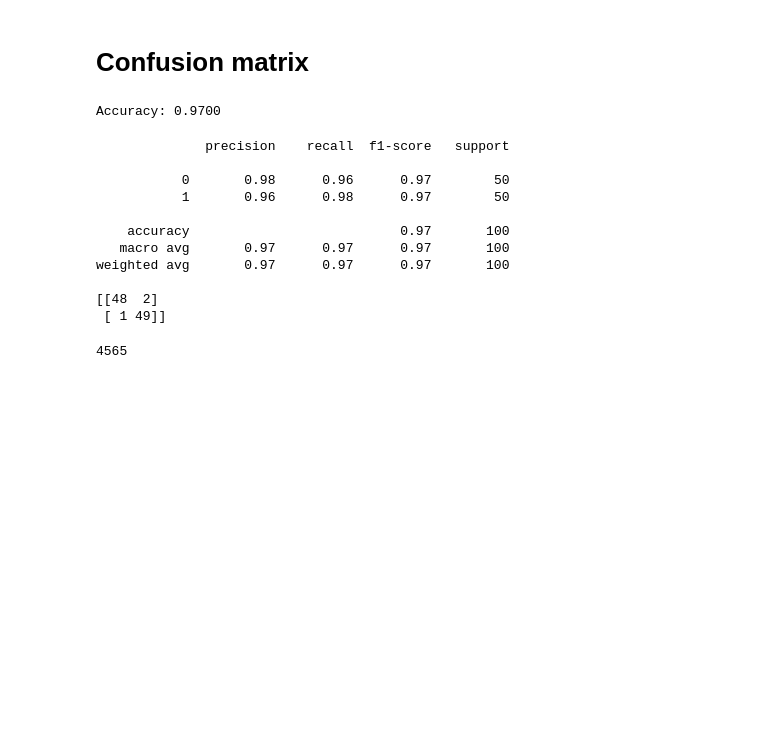
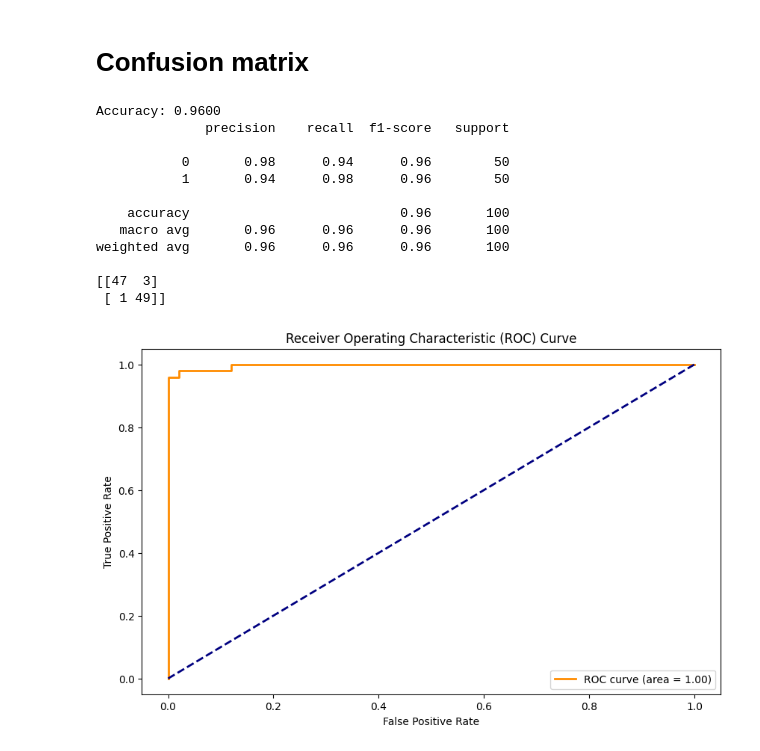
Before and after one commit to xtfocus/aimesoft_interview, a Jupyter notebook: codes/experiment_tracking/report-best-model.ipynb, the cells around one changed output. Saved outputs shown, nothing was run; the diff lists cells and outputs as text; code cells hidden in the pictures; blank space fills up the shorter version.

```diff
--- a/codes/experiment_tracking/report-best-model.ipynb
+++ b/codes/experiment_tracking/report-best-model.ipynb
@@ -38,7 +44,7 @@ def optimizer_scheduler(model):
 
     scheduler = get_linear_schedule_with_warmup(
         optimizer,
-        num_warmup_steps=5,
+        num_warmup_steps=10,
         num_training_steps=total_steps
     )
 
@@ -129 +137,12 @@ Inference on test set:
+# %%
+import mlflow
+
+run_id = "9e19439b289c4b9db8fec6137f47eb2c"
+model_path = "final_model"
+
+mlflow.set_tracking_uri("sqlite:///mlflow.db")
+mlflow.set_experiment("bert-restaurant-sentiment-classification")
+
+model_uri = f"runs:/{run_id}/{model_path}"
+loaded_model = mlflow.pytorch.load_model(model_uri)
 # %%
@@ -133,12 +157,2 @@ acc, loss = eval_model(model, test_data_loader, loss_fn, DEVICE, len(df_test))
 # %% [markdown]
 # Confusion matrix
-# %%
-from inference import get_predictions
-
-y_texts, y_pred, y_pred_probs, y_test = get_predictions(
-    model,
-    test_data_loader,
-    DEVICE
-)
-# %% [output]
-Accuracy: 0.9700
@@ -145,26 +169,44 @@ Accuracy: 0.9700
 # %%
 from sklearn.metrics import confusion_matrix, classification_report
+
+y_texts, y_pred, y_pred_probs, y_test = get_predictions(
+        loaded_model,
+        test_data_loader,
+        DEVICE
+    )
 
 
 print(classification_report(y_test, y_pred))
 print(confusion_matrix(y_test, y_pred))
 # %% [output]
+Accuracy: 0.9600
               precision    recall  f1-score   support
 
-           0       0.98      0.96      0.97        50
-           1       0.96      0.98      0.97        50
+           0       0.98      0.94      0.96        50
+           1       0.94      0.98      0.96        50
 
-    accuracy                           0.97       100
-   macro avg       0.97      0.97      0.97       100
-weighted avg       0.97      0.97      0.97       100
+    accuracy                           0.96       100
+   macro avg       0.96      0.96      0.96       100
+weighted avg       0.96      0.96      0.96       100
 
-[[48  2]
+[[47  3]
  [ 1 49]]
-# %%
-import torch
-import gc
-del(model)
-torch.cuda.empty_cache()
-gc.collect()
-# %% [output]
-4565
+# %%
+from sklearn.metrics import roc_curve, auc
+import matplotlib.pyplot as plt
+
+fpr, tpr, _ = roc_curve(y_test, y_pred_probs[:,1])
+roc_auc = auc(fpr, tpr)
+
+
+# Plot ROC curve
+plt.figure(figsize=(10, 6))
+plt.plot(fpr, tpr, color='darkorange', lw=2, label='ROC curve (area = {:.2f})'.format(roc_auc))
+plt.plot([0, 1], [0, 1], color='navy', lw=2, linestyle='--')
+plt.xlabel('False Positive Rate')
+plt.ylabel('True Positive Rate')
+plt.title('Receiver Operating Characteristic (ROC) Curve')
+plt.legend(loc='lower right')
+plt.show()
+# %% [output]
+[figure, added]
```
Also changed, not shown: parts of 9 cells of this notebook, 8 other files.
